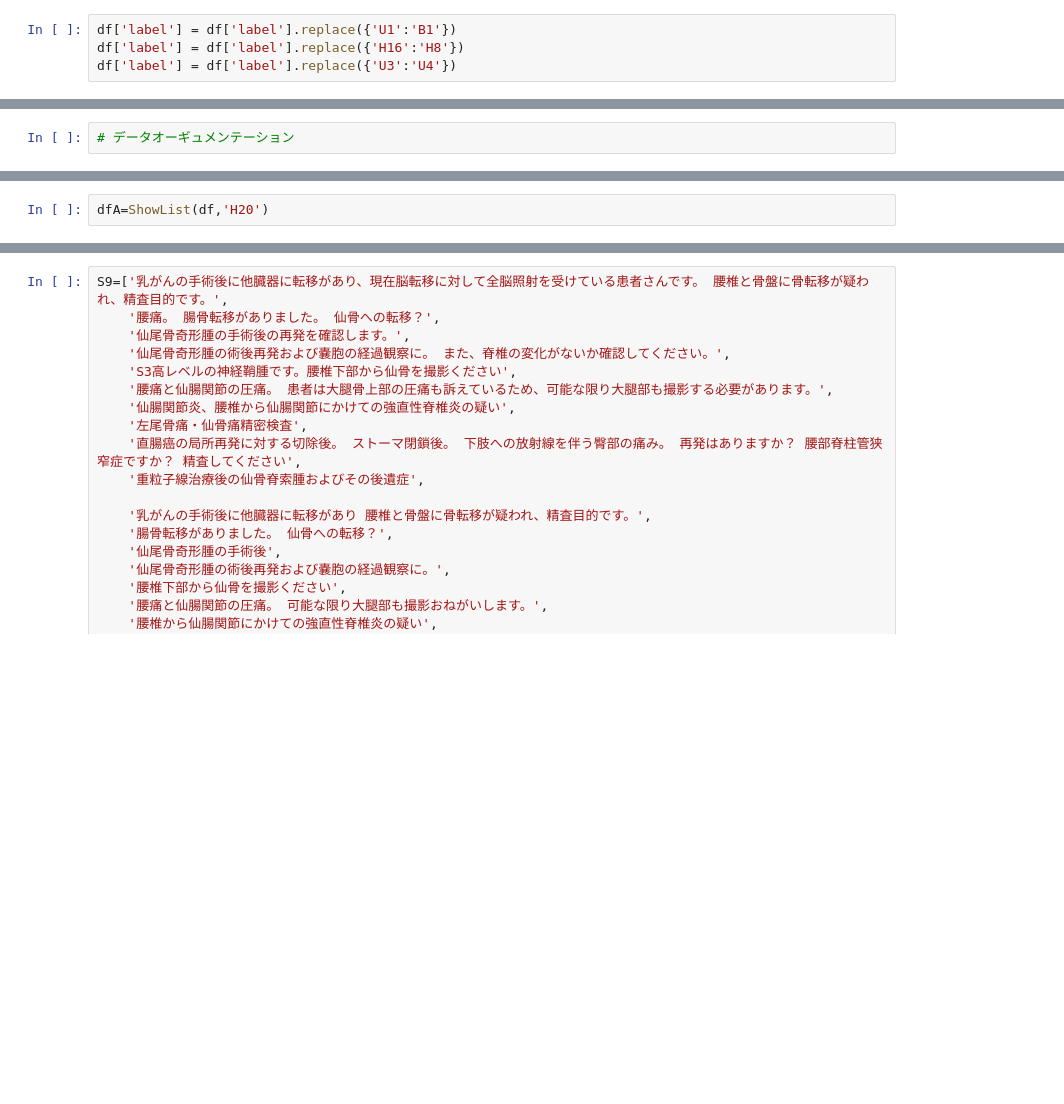
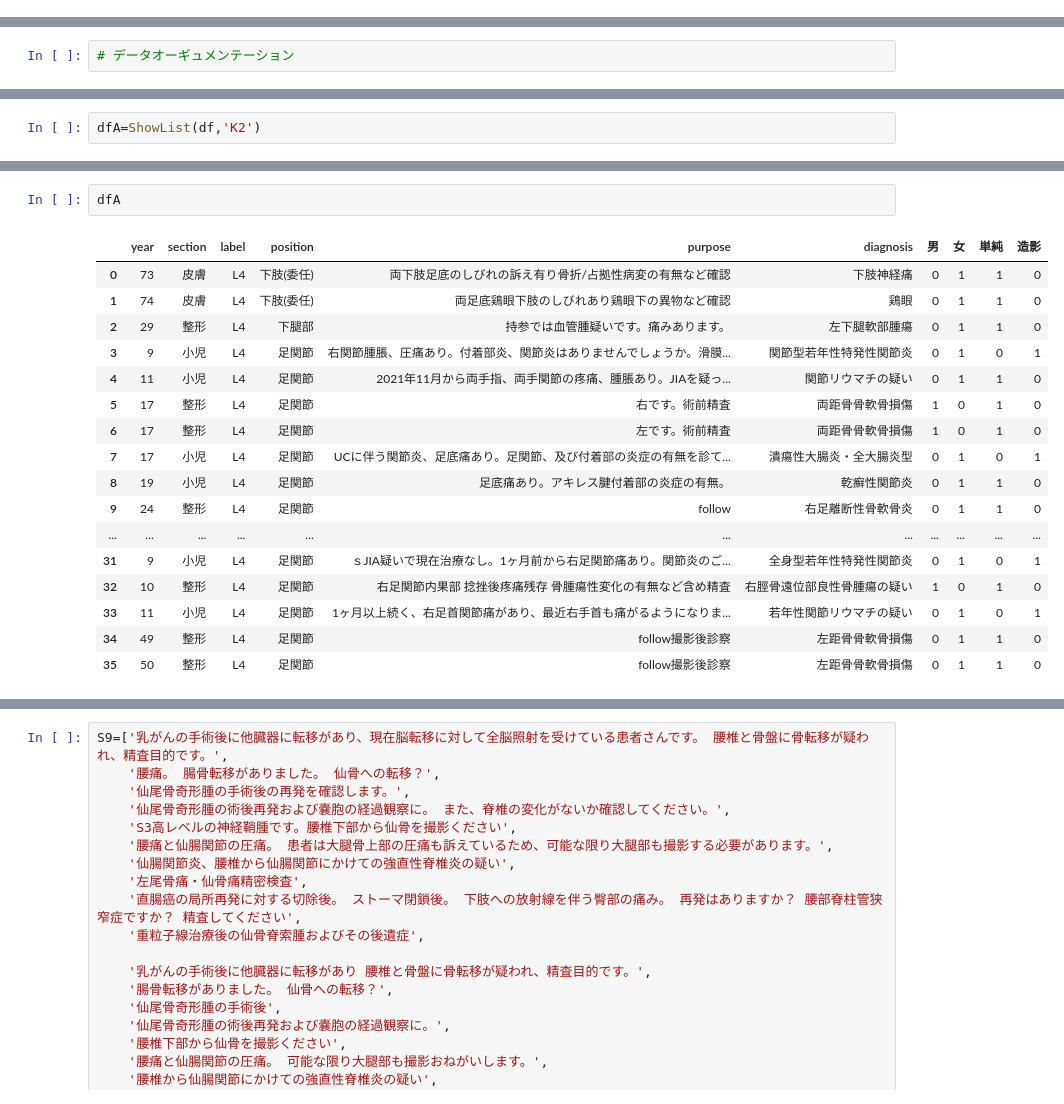
Before and after one commit to mecab-g/MRI, a Jupyter notebook: プロトコール予測/2.dataA.ipynb, the cells around one changed output, grey strips where cells are left out. Saved outputs shown, nothing was run; the diff lists cells and outputs as text; blank space fills up the shorter version.

```diff
--- a/プロトコール予測/2.dataA.ipynb
+++ b/プロトコール予測/2.dataA.ipynb
@@ -27,4 +10,0 @@ df
-# %%
-df['label'] = df['label'].replace({'U1':'B1'})
-df['label'] = df['label'].replace({'H16':'H8'})
-df['label'] = df['label'].replace({'U3':'U4'})
@@ -56,4 +41,4 @@ Name: label, dtype: int64
 # その他は目的以外は同一、目的は翻訳翻訳で拡張
 # %%
-dfA=ShowList(df,'H20')
+dfA=ShowList(df,'K2')
 # %% [output]
@@ -76,0 +134,20 @@ HTLV-1関連ぶどう膜炎の方ですぶどう膜炎との関係は不明で
+# %%
+dfA
+# %% [output]
+|  | year | section | label | position | purpose | diagnosis | 男 | 女 | 単純 | 造影 |
+| 0 | 73 | 皮膚 | L4 | 下肢(委任) | 両下肢足底のしびれの訴え有り骨折/占拠性病変の有無など確認 | 下肢神経痛 | 0 | 1 | 1 | 0 |
+| 1 | 74 | 皮膚 | L4 | 下肢(委任) | 両足底鶏眼下肢のしびれあり鶏眼下の異物など確認 | 鶏眼 | 0 | 1 | 1 | 0 |
+| 2 | 29 | 整形 | L4 | 下腿部 | 持参では血管腫疑いです。痛みあります。 | 左下腿軟部腫瘍 | 0 | 1 | 1 | 0 |
+| 3 | 9 | 小児 | L4 | 足関節 | 右関節腫脹、圧痛あり。付着部炎、関節炎はありませんでしょうか。滑膜... | 関節型若年性特発性関節炎 | 0 | 1 | 0 | 1 |
+| 4 | 11 | 小児 | L4 | 足関節 | 2021年11月から両手指、両手関節の疼痛、腫脹あり。JIAを疑っ... | 関節リウマチの疑い | 0 | 1 | 1 | 0 |
+| 5 | 17 | 整形 | L4 | 足関節 | 右です。術前精査 | 両距骨骨軟骨損傷 | 1 | 0 | 1 | 0 |
+| 6 | 17 | 整形 | L4 | 足関節 | 左です。術前精査 | 両距骨骨軟骨損傷 | 1 | 0 | 1 | 0 |
+| 7 | 17 | 小児 | L4 | 足関節 | UCに伴う関節炎、足底痛あり。足関節、及び付着部の炎症の有無を診て... | 潰瘍性大腸炎・全大腸炎型 | 0 | 1 | 0 | 1 |
+| 8 | 19 | 小児 | L4 | 足関節 | 足底痛あり。アキレス腱付着部の炎症の有無。 | 乾癬性関節炎 | 0 | 1 | 1 | 0 |
+| 9 | 24 | 整形 | L4 | 足関節 | follow | 右足離断性骨軟骨炎 | 0 | 1 | 1 | 0 |
+| ... | ... | ... | ... | ... | ... | ... | ... | ... | ... | ... |
+| 31 | 9 | 小児 | L4 | 足関節 | ｓJIA疑いで現在治療なし。1ヶ月前から右足関節痛あり。関節炎のご... | 全身型若年性特発性関節炎 | 0 | 1 | 0 | 1 |
+| 32 | 10 | 整形 | L4 | 足関節 | 右足関節内果部 捻挫後疼痛残存 骨腫瘍性変化の有無など含め精査 | 右脛骨遠位部良性骨腫瘍の疑い | 1 | 0 | 1 | 0 |
+| 33 | 11 | 小児 | L4 | 足関節 | 1ヶ月以上続く、右足首関節痛があり、最近右手首も痛がるようになりま... | 若年性関節リウマチの疑い | 0 | 1 | 0 | 1 |
+| 34 | 49 | 整形 | L4 | 足関節 | follow撮影後診察 | 左距骨骨軟骨損傷 | 0 | 1 | 1 | 0 |
+| 35 | 50 | 整形 | L4 | 足関節 | follow撮影後診察 | 左距骨骨軟骨損傷 | 0 | 1 | 1 | 0 |
```
Also changed, not shown: parts of 19 cells of this notebook, 9 other files.
